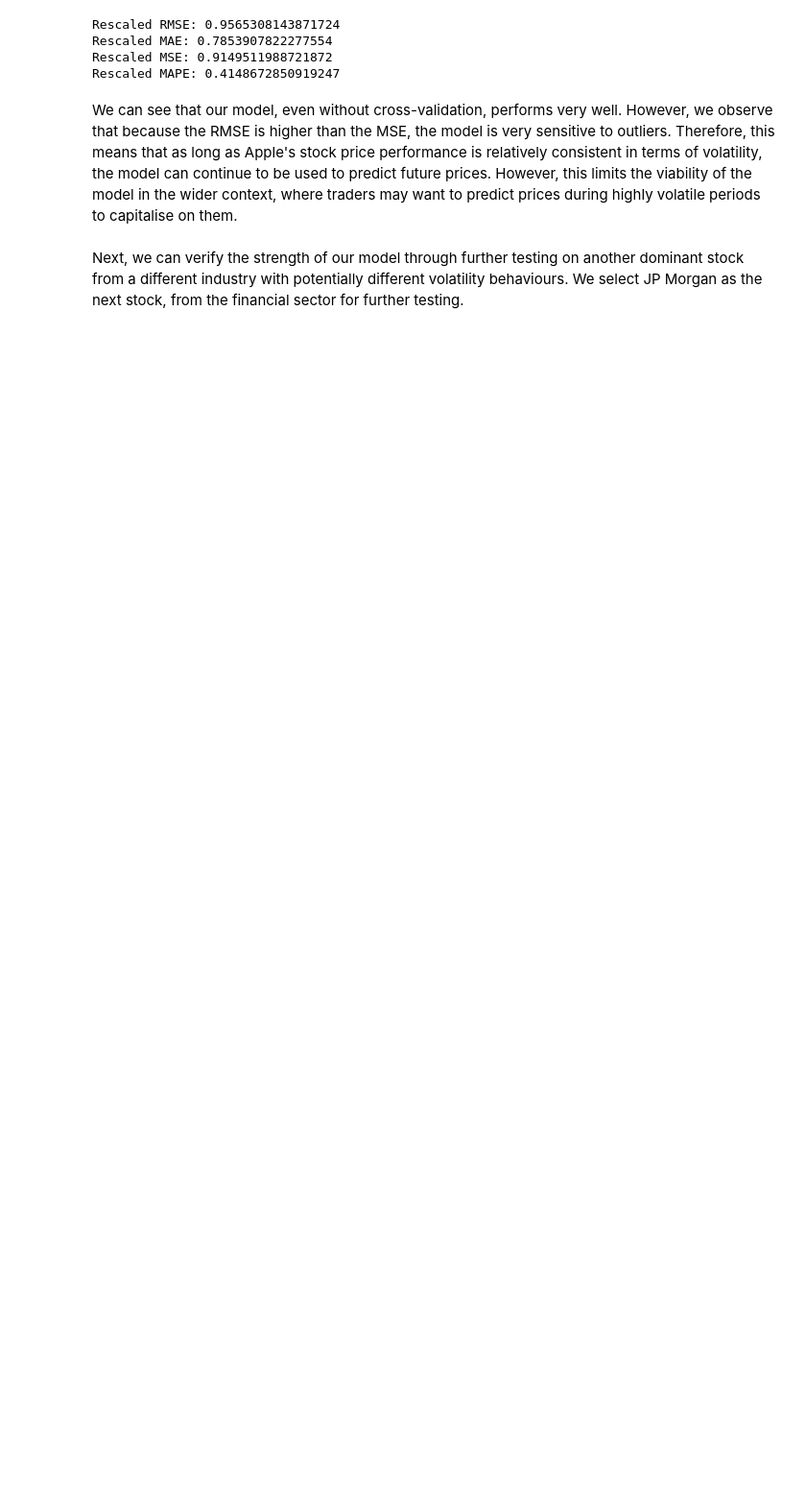
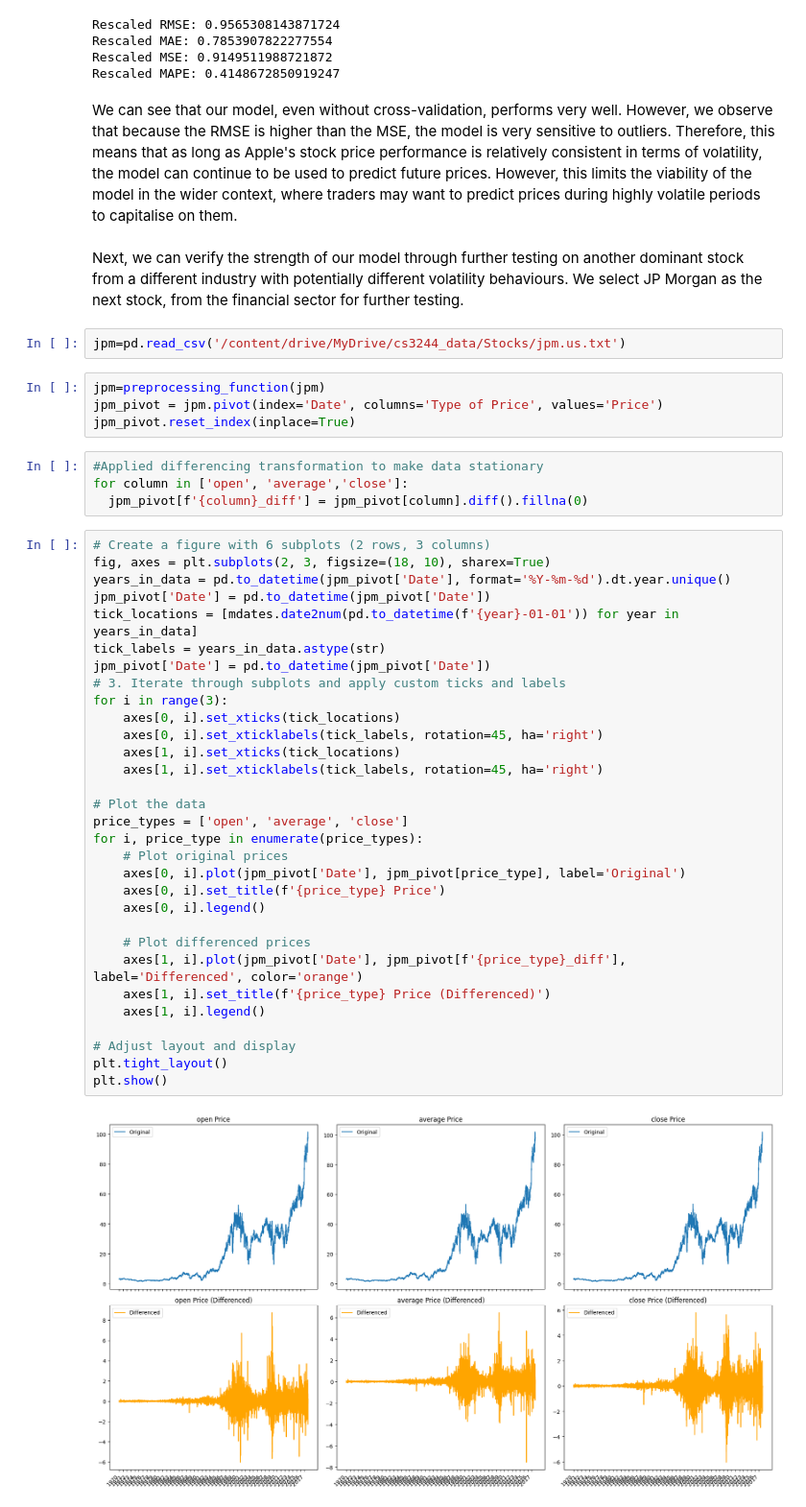
Before and after one commit to AdamChoong0095/NUS-Stock-Data, a Jupyter notebook: Stock_price_prediction.ipynb, the cells around one changed output. Shown at 96% size. Drawn from its saved outputs; the diff is of its cells as text; blank space fills up the shorter version.

Commit message:
Analysing poor performance of model on JP Morgan stock

```diff
--- a/Stock_price_prediction.ipynb
+++ b/Stock_price_prediction.ipynb
@@ -587,3 +582,46 @@ Rescaled MAPE: 0.4148672850919247
 We can see that our model, even without cross-validation, performs very well. However, we observe that because the RMSE is higher than the MSE, the model is very sensitive to outliers. Therefore, this means that as long as Apple's stock price performance is relatively consistent in terms of volatility, the model can continue to be used to predict future prices. However, this limits the viability of the model in the wider context, where traders may want to predict prices during highly volatile periods to capitalise on them.
 # %% [markdown]
 Next, we can verify the strength of our model through further testing on another dominant stock from a different industry with potentially different volatility behaviours. We select JP Morgan as the next stock, from the financial sector for further testing.
+# %%
+jpm=pd.read_csv('/content/drive/MyDrive/cs3244_data/Stocks/jpm.us.txt')
+# %%
+jpm=preprocessing_function(jpm)
+jpm_pivot = jpm.pivot(index='Date', columns='Type of Price', values='Price')
+jpm_pivot.reset_index(inplace=True)
+# %%
+#Applied differencing transformation to make data stationary
+for column in ['open', 'average','close']:
+  jpm_pivot[f'{column}_diff'] = jpm_pivot[column].diff().fillna(0)
+# %%
+# Create a figure with 6 subplots (2 rows, 3 columns)
+fig, axes = plt.subplots(2, 3, figsize=(18, 10), sharex=True)
+years_in_data = pd.to_datetime(jpm_pivot['Date'], format='%Y-%m-%d').dt.year.unique()
+jpm_pivot['Date'] = pd.to_datetime(jpm_pivot['Date'])
+tick_locations = [mdates.date2num(pd.to_datetime(f'{year}-01-01')) for year in years_in_data]
+tick_labels = years_in_data.astype(str)
+jpm_pivot['Date'] = pd.to_datetime(jpm_pivot['Date'])
+# 3. Iterate through subplots and apply custom ticks and labels
+for i in range(3):
+    axes[0, i].set_xticks(tick_locations)
+    axes[0, i].set_xticklabels(tick_labels, rotation=45, ha='right')
+    axes[1, i].set_xticks(tick_locations)
+    axes[1, i].set_xticklabels(tick_labels, rotation=45, ha='right')
+
+# Plot the data
+price_types = ['open', 'average', 'close']
+for i, price_type in enumerate(price_types):
+    # Plot original prices
+    axes[0, i].plot(jpm_pivot['Date'], jpm_pivot[price_type], label='Original')
+    axes[0, i].set_title(f'{price_type} Price')
+    axes[0, i].legend()
+
+    # Plot differenced prices
+    axes[1, i].plot(jpm_pivot['Date'], jpm_pivot[f'{price_type}_diff'], label='Differenced', color='orange')
+    axes[1, i].set_title(f'{price_type} Price (Differenced)')
+    axes[1, i].legend()
+
+# Adjust layout and display
+plt.tight_layout()
+plt.show()
+# %% [output]
+[figure, added]
```
Also changed, not shown: parts of 8 cells of this notebook.
